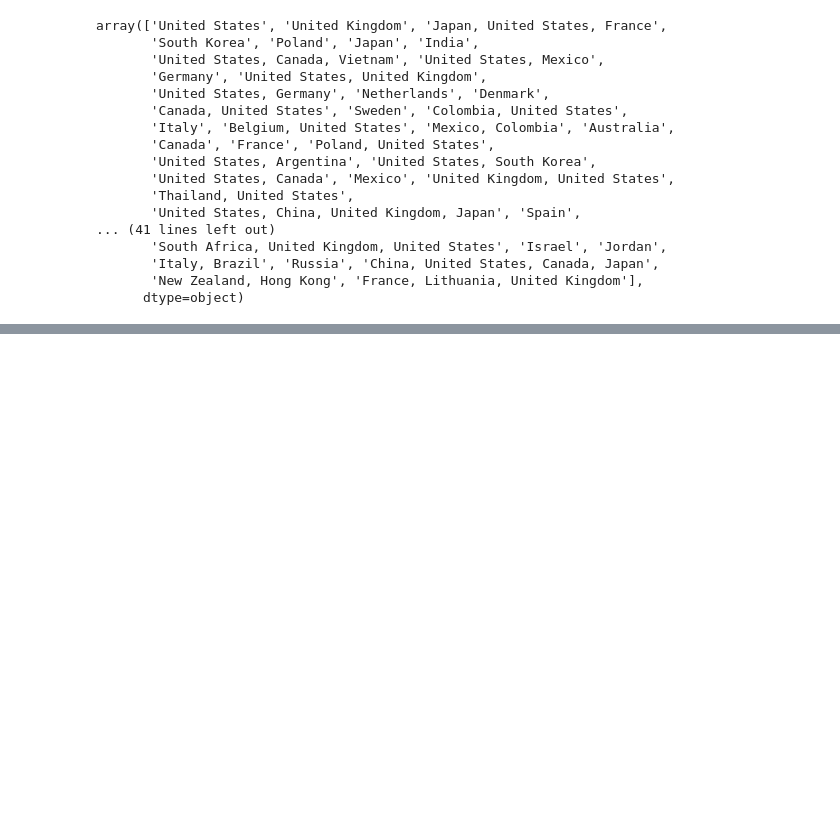
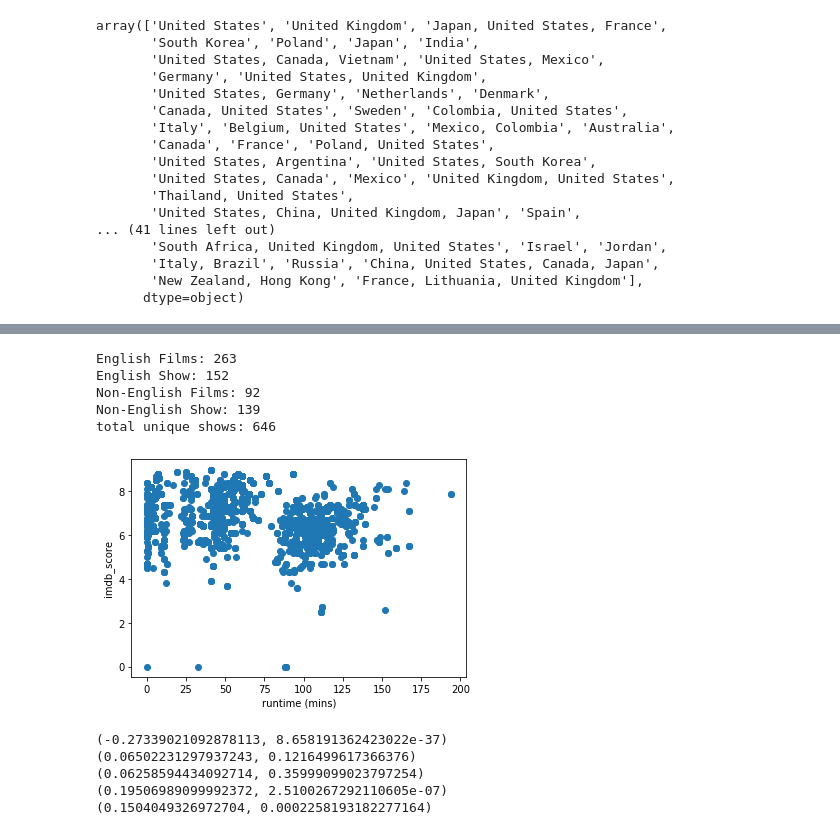
Before and after one commit to EdithLotterman/Project-1-Team-8, a Jupyter notebook: team8_netflix_project_zack.ipynb, the cells around one changed output, grey strips where cells are left out. Saved outputs shown, nothing was run; the diff lists cells and outputs as text; code cells hidden in the pictures; blank space fills up the shorter version.

Commit message:
updated netflix data and analysis, thurs

```diff
--- a/team8_netflix_project_zack.ipynb
+++ b/team8_netflix_project_zack.ipynb
@@ -114,7 +95,3 @@ netflix_df["age_certification"].unique()
 array(['R', 'PG-13', 'TV-MA', 'Not Rated', 'TV-14', 'PG', 'Passed',
        'TV-PG', 'NC-17', 'TV-Y7', 'G', 'TV-Y', 'TV-G', 'Unrated'],
       dtype=object)
-# %%
-# Change imdb_votes to float:
-netflix_df['imdb_votes'] = netflix_df['imdb_votes'].str.replace(",","").astype(float)
-netflix_df['imdb_votes'].dtypes
@@ -123,3 +98,21 @@ dtype('float64')
+# %%
+# Change imdb_votes to float:
+# netflix_df['imdb_votes'] = netflix_df['imdb_votes'].str.replace(",","").astype(float)
+# netflix_df['imdb_votes'].dtypes
+
+# change imdb_score and imdb_votes to drop nan's:
+# First change to str:
+# imdb_score
+netflix_df["imdb_score"]= netflix_df["imdb_score"].astype(str)
+netflix_df.loc[netflix_df["imdb_score"]=="nan"].count()["imdb_score"]
+netflix_df["imdb_score"] = netflix_df["imdb_score"].replace("nan", "0")
+netflix_df["imdb_score"]= netflix_df["imdb_score"].astype(float)
+
+# imdb_score
+netflix_df["imdb_votes"]= netflix_df["imdb_votes"].astype(str)
+netflix_df.loc[netflix_df["imdb_votes"]=="nan"].count()["imdb_votes"]
+netflix_df["imdb_votes"] = netflix_df["imdb_votes"].replace("nan", "0")
+netflix_df["imdb_votes"]= netflix_df["imdb_votes"].astype(float)
 # %%
 #add an indicator var for each of the following from the genres column,  if contained in 'genres' then 1, otherwise 0:
 netflix_df['drama'] = netflix_df['genres'].str.contains('drama').astype(int)
@@ -235,0 +216,53 @@ dtype: object
+# %%
+# Create df's for each of the 4 categories: Show/film and English/Non-English
+# var = category
+eng_film_df = netflix_df.loc[netflix_df["category"]=="Films (English)"]
+eng_show_df = netflix_df.loc[netflix_df["category"]=="TV (English)"]
+non_eng_film_df = netflix_df.loc[netflix_df["category"]=="Films (Non-English)"]
+non_eng_show_df = netflix_df.loc[netflix_df["category"]=="TV (Non-English)"]
+
+# Count all:
+print(f"English Films:",eng_film_df["Show_title"].nunique())
+print(f"English Show:",eng_show_df["Show_title"].nunique())
+print(f"Non-English Films:",non_eng_film_df["Show_title"].nunique())
+print(f"Non-English Show:",non_eng_show_df["Show_title"].nunique())
+# Not a lot of Non-english films by comparison.
+print(f"total unique shows:",eng_film_df["Show_title"].nunique() + eng_show_df["Show_title"].nunique() +
+                            non_eng_film_df["Show_title"].nunique()+non_eng_show_df["Show_title"].nunique())
+# %% [output]
+English Films: 263
+English Show: 152
+Non-English Films: 92
+Non-English Show: 139
+total unique shows: 646
+# %%
+# Plot Overall for whole data set- runtime versus imdb rating on a scatterplot
+plt.scatter(netflix_df["runtime (mins)"],netflix_df["imdb_score"])
+plt.xlabel('runtime (mins)')
+plt.ylabel('imdb_score')
+plt.show()
+# %% [output]
+[figure, added]
+# %%
+# Overall corr for whole data set:
+corr_runtime_score_all = stat.pearsonr(netflix_df["runtime (mins)"],netflix_df["imdb_score"])
+print(corr_runtime_score_all)
+# Correlation broken down by 4 categories:
+# Eng film
+corr_runtime_eng_film = stat.pearsonr(eng_film_df["runtime (mins)"],eng_film_df["imdb_score"])
+print(corr_runtime_eng_film)
+# Non Eng film
+corr_runtime_non_eng_film = stat.pearsonr(non_eng_film_df["runtime (mins)"],non_eng_film_df["imdb_score"])
+print(corr_runtime_non_eng_film)
+# Eng Show
+corr_runtime_eng_show = stat.pearsonr(eng_show_df["runtime (mins)"],eng_show_df["imdb_score"])
+print(corr_runtime_eng_show)
+# Non Eng Show
+corr_runtime_non_eng_show = stat.pearsonr(non_eng_show_df["runtime (mins)"],non_eng_show_df["imdb_score"])
+print(corr_runtime_non_eng_show)
+# %% [output]
+(-0.27339021092878113, 8.658191362423022e-37)
+(0.06502231297937243, 0.1216499617366376)
+(0.06258594434092714, 0.35999099023797254)
+(0.19506989099992372, 2.5100267292110605e-07)
+(0.1504049326972704, 0.0002258193182277164)
```
Also changed, not shown: parts of 13 cells of this notebook, 2 other files.
